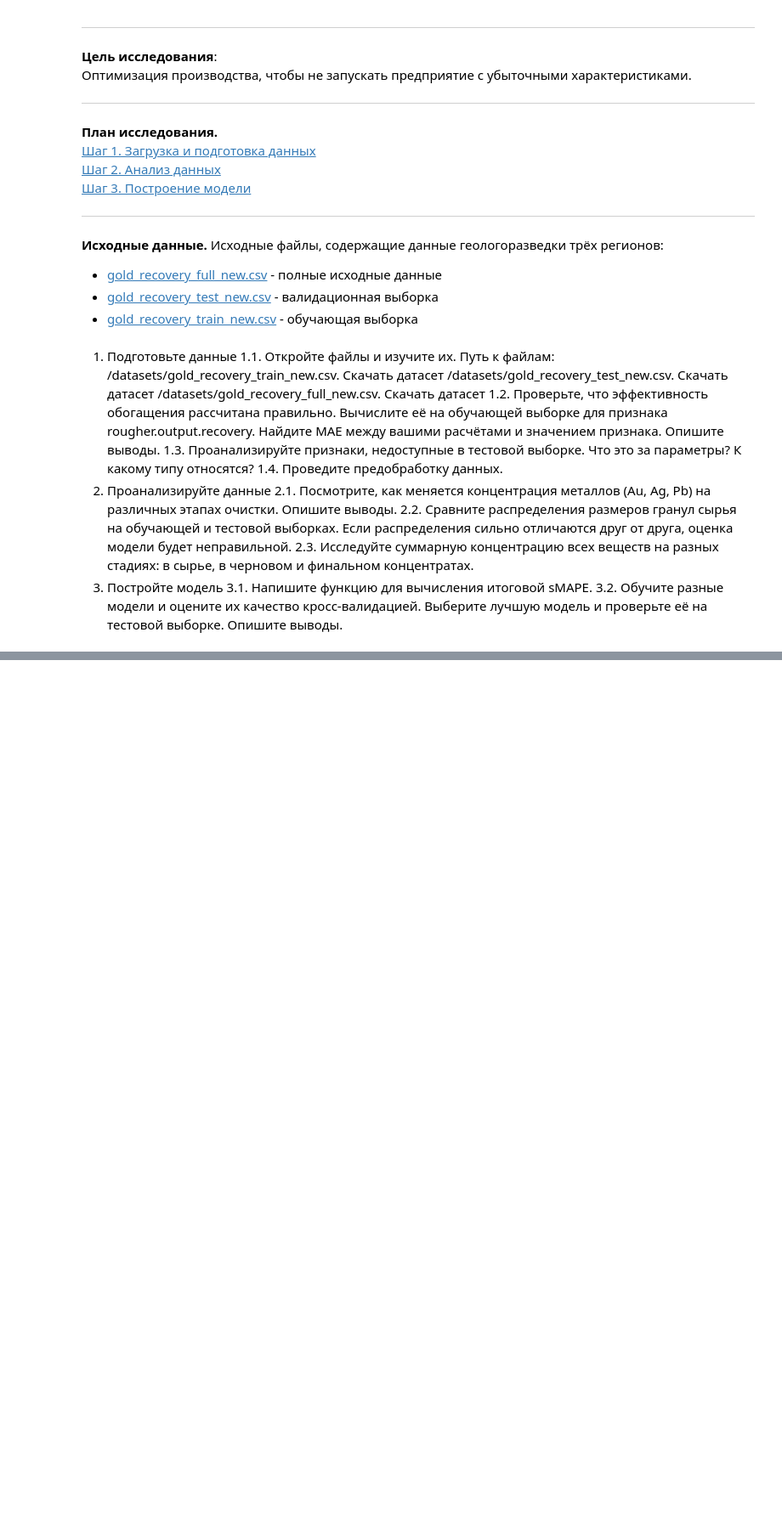
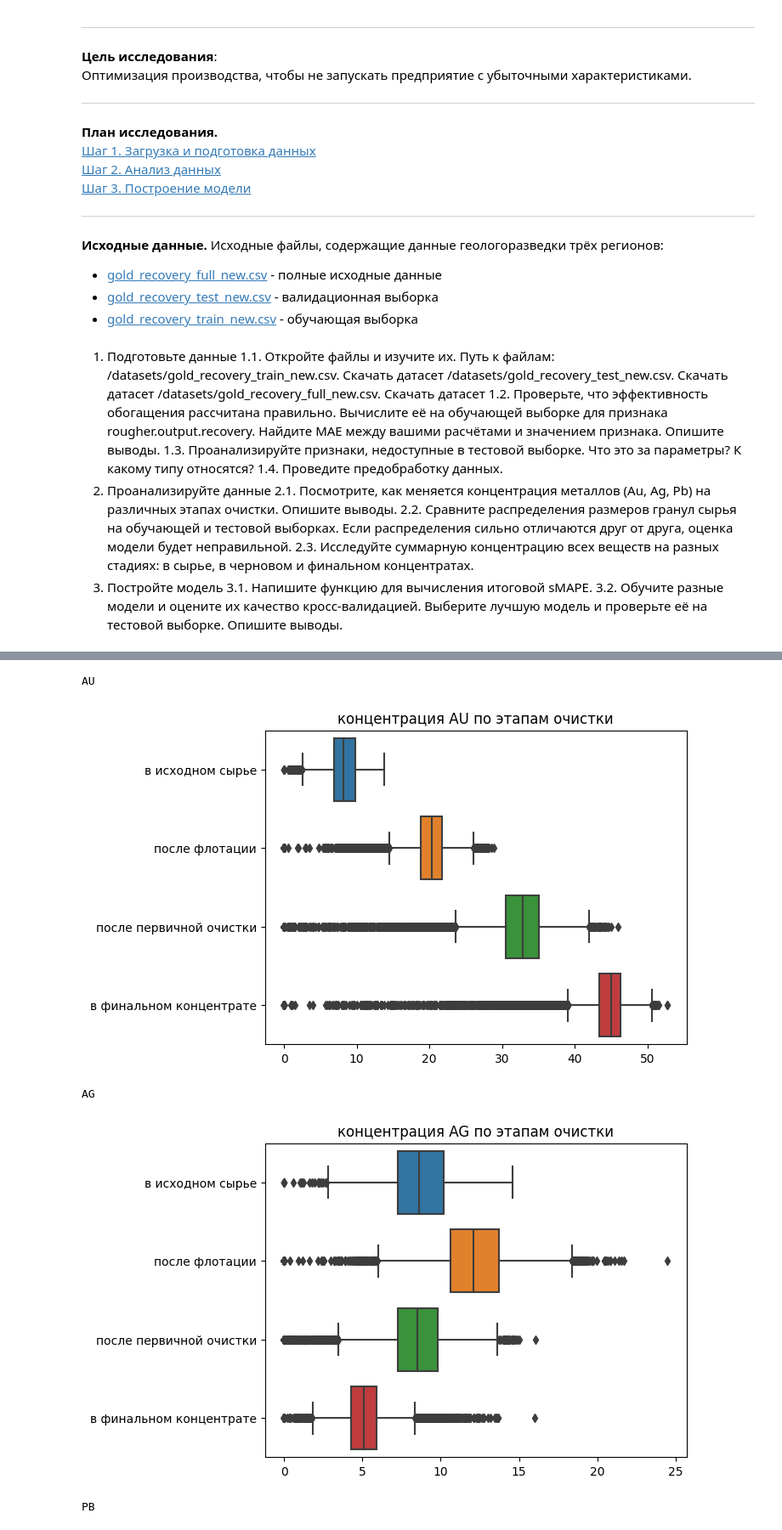
Before and after one commit to ndelenyan/practicum, a Jupyter notebook: sprint12/sprint12.ipynb, the cells around one changed output, grey strips where cells are left out. Shown at 85% size. Saved outputs shown, nothing was run; the diff lists cells and outputs as text; code cells hidden in the pictures; blank space fills up the shorter version.

```diff
--- a/sprint12/sprint12.ipynb
+++ b/sprint12/sprint12.ipynb
@@ -74,0 +256,21 @@ test['recovery_f'] = test['rougher.input.feed_au'] / (test['rougher.input.feed_a
+# %%
+metals = ['au', 'ag', 'pb']
+prefix_states = ['rougher.input.feed_', 'rougher.output.concentrate_', 'primary_cleaner.output.concentrate_', 'final.output.concentrate_']
+axis_states = ['в исходном сырье', 'после флотации', 'после первичной очистки', 'в финальном концентрате']
+# %%
+for metal in metals:
+    p = []
+    for i in range(len(prefix_states)):
+        p.append(prefix_states[i] + metal)
+    print(metal.upper())
+    fig, ax = plt.subplots()
+    _ = sns.boxplot(data=full[p], orient='h')
+    ax.set_yticklabels(axis_states)
+    plt.title(label=f'концентрация {metal.upper()} по этапам очистки')
+    plt.show()
+# %% [output]
+AU
+[figure, added]
+AG
+[figure, added]
+PB
```
Also changed, not shown: parts of 44 cells of this notebook.
